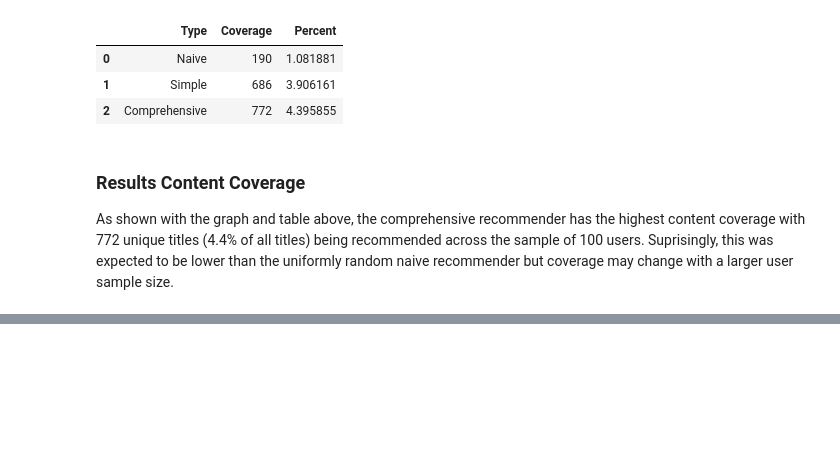
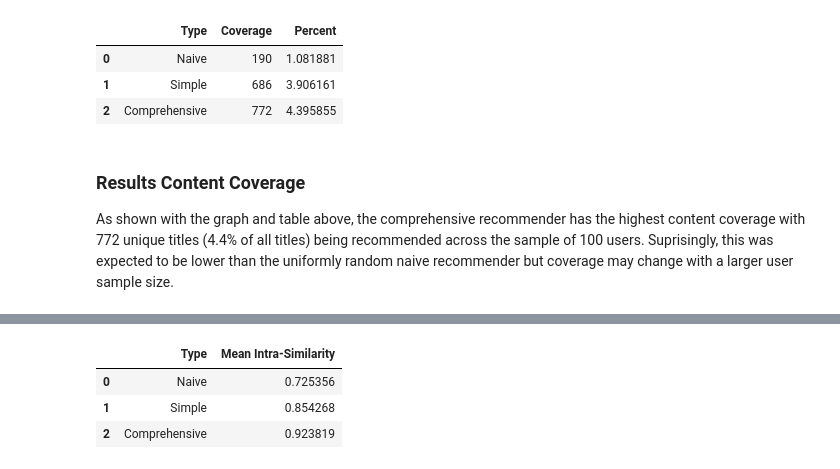
Before and after one commit to zeegeeko/ADS508-Recommender-System, a Jupyter notebook: Team3_Modeling.ipynb, the cells around one changed output, grey strips where cells are left out. Cells and saved outputs as stored; diff of their text form; code cells hidden in the pictures; blank space fills up the shorter version.

Commit message:
Completed Metrics and Evaluation of Models

```diff
--- a/Team3_Modeling.ipynb
+++ b/Team3_Modeling.ipynb
@@ -857,0 +858,32 @@ As shown with the graph and table above, the comprehensive recommender has the h
+# %%
+# This calculates the mean cosine similarity across recommendations by user
+def cs_mean(user_id, recs):
+    # get the k recommendations by user id and features
+    features = anime_embeddings[anime_embeddings.index.isin(recs[recs['user_id'] == user_id]['mal_id'])]
+    # construct cosine similarity matrix. This is a k x k matrix
+    cs_mat = cosine_similarity(features)
+    # get upper triangle pairwise measure and take mean
+    triu_mean = np.mean(list(cs_mat[np.triu_indices(cs_mat.shape[0])]))
+
+    return triu_mean
+# %%
+# iterate through all 100 sample of users and calculate intra-list metric
+naive_int = []
+simple_int = []
+comp_int = []
+
+for user in eval_users:
+    naive_int.append(cs_mean(user, naive_recs))
+    simple_int.append(cs_mean(user, simple_recs))
+    comp_int.append(cs_mean(user, comp_recs))
+# %%
+int_res = {'Type': ['Naive', 'Simple', 'Comprehensive'],
+           'Mean Intra-Similarity': [np.mean(naive_int), np.mean(simple_int), np.mean(comp_int)]}
+
+int_df = pd.DataFrame(int_res)
+int_df
+# %% [output]
+|  | Type | Mean Intra-Similarity |
+| 0 | Naive | 0.725356 |
+| 1 | Simple | 0.854268 |
+| 2 | Comprehensive | 0.923819 |
```
Also changed, not shown: parts of 3 cells of this notebook.
